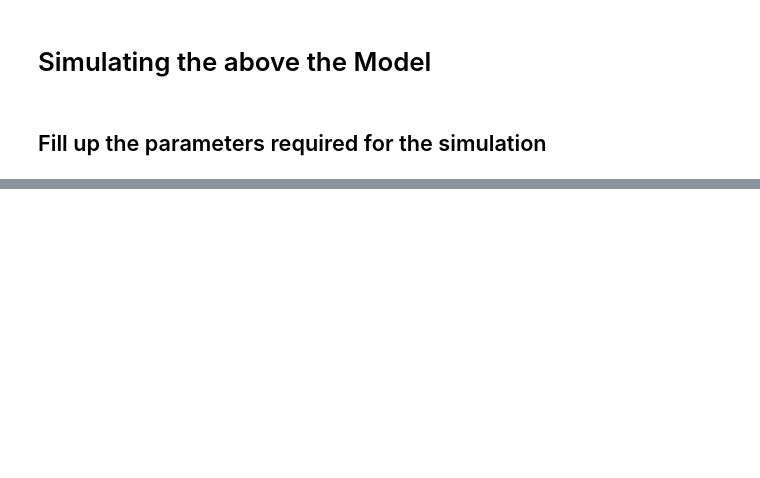
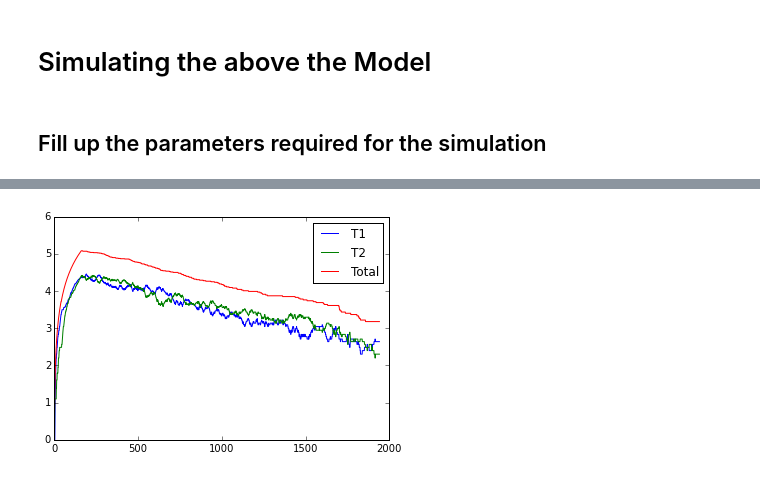
Before and after one commit to Jayanth-kumar5566/Stochastic-Simulations, a Jupyter notebook: Stochastic_stimulation_SIR/SIR 2 Cities.ipynb, the cells around one changed output, grey strips where cells are left out. Drawn from its saved outputs; the diff is of its cells as text; code cells hidden in the pictures; blank space fills up the shorter version.

```diff
--- a/Stochastic_stimulation_SIR/SIR 2 Cities.ipynb
+++ b/Stochastic_stimulation_SIR/SIR 2 Cities.ipynb
@@ -79,3 +75,16 @@ tmax = 100
+# %%
+N1 = 80
+N2 = 80
+mu = 0
+beta1 = 2
+beta2 = 2
+gamma1 = 0.02
+gamma2 = gamma1
+omega = 0
+tr12 = 0.1
+tr21 = 0.1
+tmax = 100
+alpha = 0.0001
 # %%
 MAX=int(1e6)
 TVal=numpy.zeros(MAX,dtype=float)
@@ -189,0 +228,12 @@ plt.show()
+# %%
+t1ser=I1Val[:count]
+t2ser=I2Val[:count]
+tot=t1ser+t2ser
+fig,ax = plt.subplots()
+ax.plot(numpy.log(t1ser),label='T1')
+ax.plot(numpy.log(t2ser),label='T2')
+ax.plot(numpy.log(tot),label='Total')
+ax.legend(loc='best')
+plt.show()
+# %% [output]
+[figure, added]
```
Also changed, not shown: parts of 25 cells of this notebook, 8 other files.
